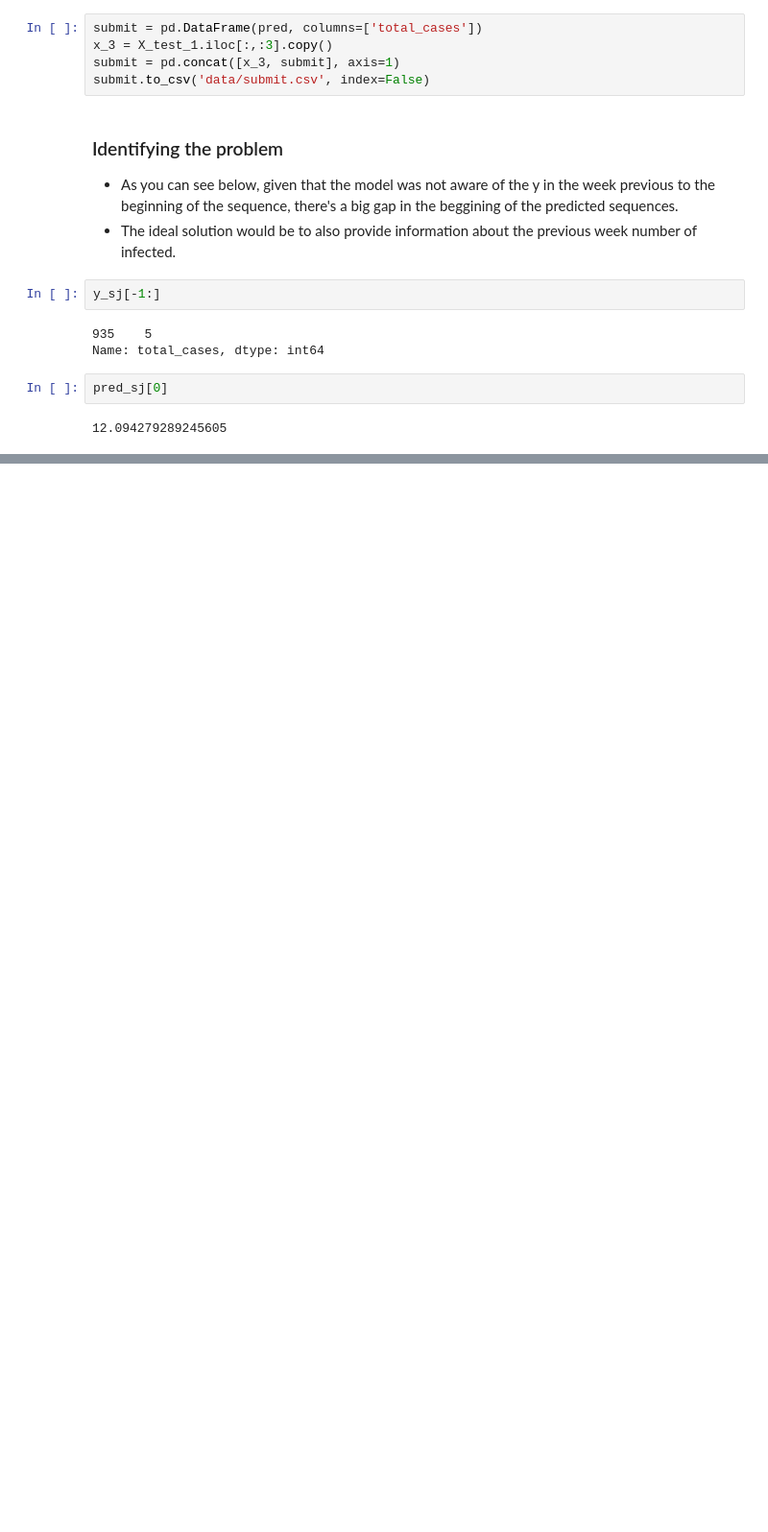
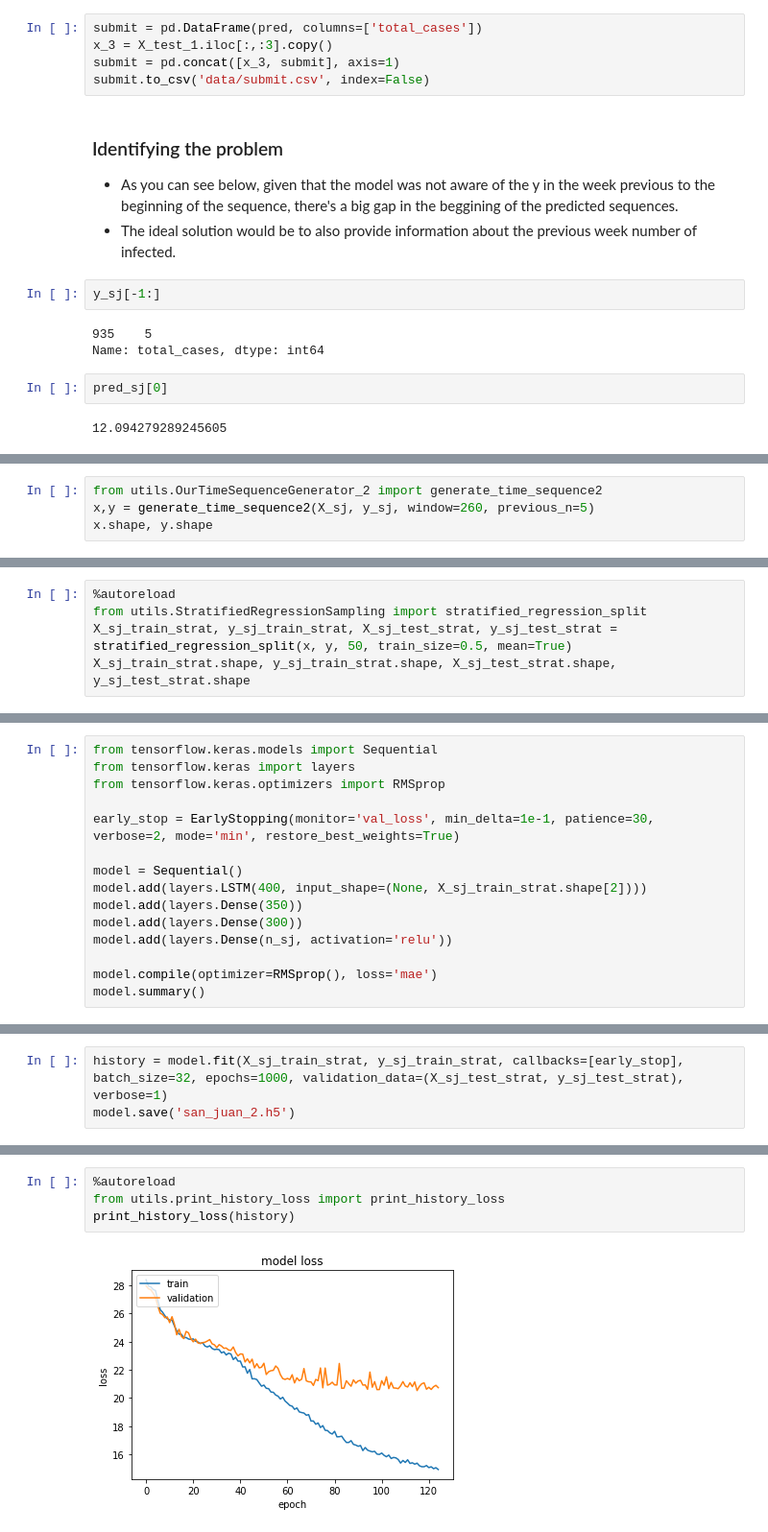
Before and after one commit to MLobo1997/DengAI, a Jupyter notebook: neural_networks.ipynb, the cells around one changed output, grey strips where cells are left out. Shown at 96% size. Cells and saved outputs as stored; diff of their text form; blank space fills up the shorter version.

```diff
--- a/neural_networks.ipynb
+++ b/neural_networks.ipynb
@@ -597,0 +601,4 @@ pred_sj[0]
+# %%
+from utils.OurTimeSequenceGenerator_2 import generate_time_sequence2
+x,y = generate_time_sequence2(X_sj, y_sj, window=260, previous_n=5)
+x.shape, y.shape
@@ -597,0 +610,5 @@ pred_sj[0]
+# %%
+%autoreload
+from utils.StratifiedRegressionSampling import stratified_regression_split
+X_sj_train_strat, y_sj_train_strat, X_sj_test_strat, y_sj_test_strat = stratified_regression_split(x, y, 50, train_size=0.5, mean=True)
+X_sj_train_strat.shape, y_sj_train_strat.shape, X_sj_test_strat.shape, y_sj_test_strat.shape
@@ -597,0 +621,15 @@ pred_sj[0]
+# %%
+from tensorflow.keras.models import Sequential
+from tensorflow.keras import layers
+from tensorflow.keras.optimizers import RMSprop
+
+early_stop = EarlyStopping(monitor='val_loss', min_delta=1e-1, patience=30, verbose=2, mode='min', restore_best_weights=True)
+
+model = Sequential()
+model.add(layers.LSTM(400, input_shape=(None, X_sj_train_strat.shape[2])))
+model.add(layers.Dense(350))
+model.add(layers.Dense(300))
+model.add(layers.Dense(n_sj, activation='relu'))
+
+model.compile(optimizer=RMSprop(), loss='mae')
+model.summary()
@@ -597,0 +653,3 @@ pred_sj[0]
+# %%
+history = model.fit(X_sj_train_strat, y_sj_train_strat, callbacks=[early_stop], batch_size=32, epochs=1000, validation_data=(X_sj_test_strat, y_sj_test_strat), verbose=1)
+model.save('san_juan_2.h5')
@@ -597,0 +674,6 @@ pred_sj[0]
+# %%
+%autoreload
+from utils.print_history_loss import print_history_loss
+print_history_loss(history)
+# %% [output]
+[figure, added]
```
Also changed, not shown: parts of 12 cells of this notebook.
